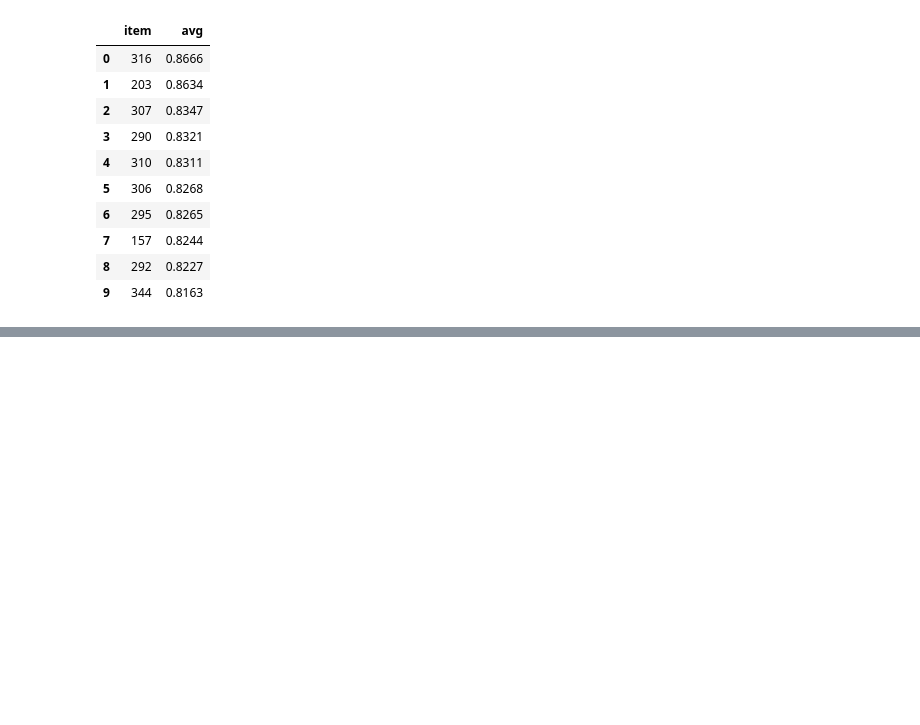
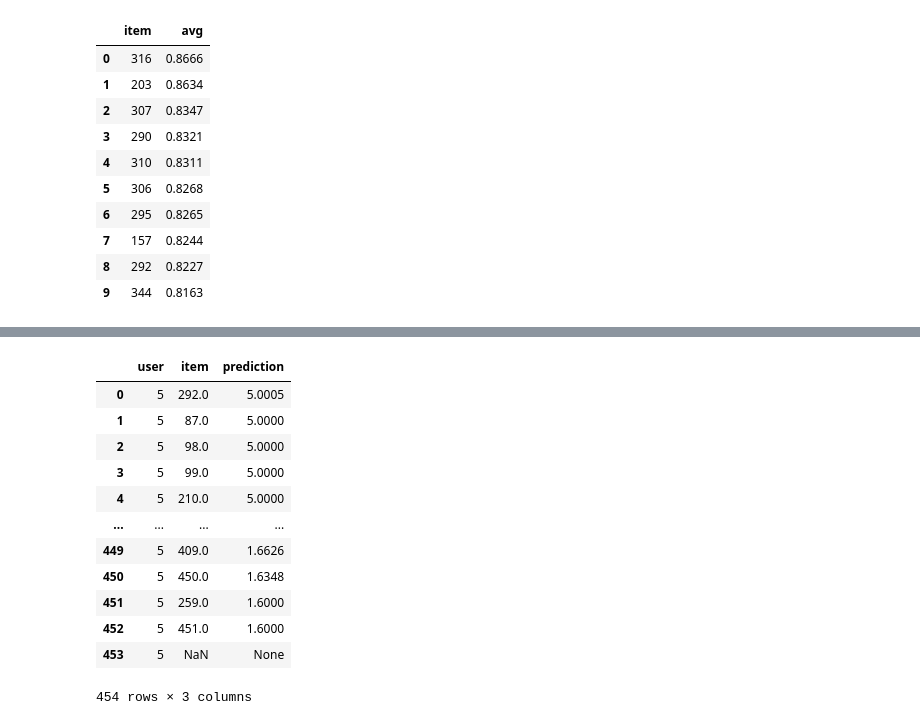
Before and after one commit to yms218/DB-Project, a Jupyter notebook: 2024-0045/test.ipynb, the cells around one changed output, grey strips where cells are left out. Saved outputs shown, nothing was run; the diff lists cells and outputs as text; code cells hidden in the pictures; blank space fills up the shorter version.

```diff
--- a/2024-0045/test.ipynb
+++ b/2024-0045/test.ipynb
@@ -526,0 +541,41 @@ result_long_df[result_long_df['user'] == 5]
+# %%
+df = get_output(
+'''
+
+
+    select user, item, prediction
+           from  (
+                  select r.user, i.item_1 item, round(sum(r.new_rating * i.sim_rate),4) prediction
+                  from   ( select item, user, ifnull(rating,round(avg(rating) over (partition by item),4)) new_rating
+                           from ratings ) r left outer join
+                          ( select item_1, item_2, round(sim/sum_sim,4) sim_rate
+                            from  ( select item_1, item_2, sim, sum(sim) over (partition by item_1) sum_sim
+                                      from  ( select item_1, item_2, sim
+                                                    ,row_number() over (partition by item_1 order by sim desc, item_2) rn
+                                              from item_similarity
+                                            ) a
+                                      where rn <= 5
+                                    ) b
+                          ) i on ( r.item = i.item_2)
+                    group by  r.user, i.item_1
+                  ) e
+          where user = 5
+          order by prediction desc, item
+'''
+)
+
+df
+# %% [output]
+|  | user | item | prediction |
+| 0 | 5 | 292.0 | 5.0005 |
+| 1 | 5 | 87.0 | 5.0000 |
+| 2 | 5 | 98.0 | 5.0000 |
+| 3 | 5 | 99.0 | 5.0000 |
+| 4 | 5 | 210.0 | 5.0000 |
+| ... | ... | ... | ... |
+| 449 | 5 | 409.0 | 1.6626 |
+| 450 | 5 | 450.0 | 1.6348 |
+| 451 | 5 | 259.0 | 1.6000 |
+| 452 | 5 | 451.0 | 1.6000 |
+| 453 | 5 | NaN | None |
+454 rows × 3 columns
```
Also changed, not shown: parts of 8 cells of this notebook.
